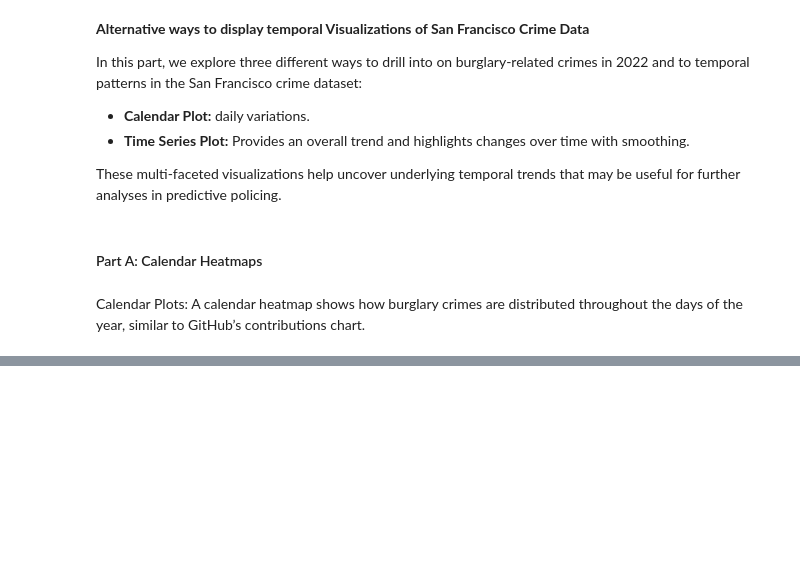
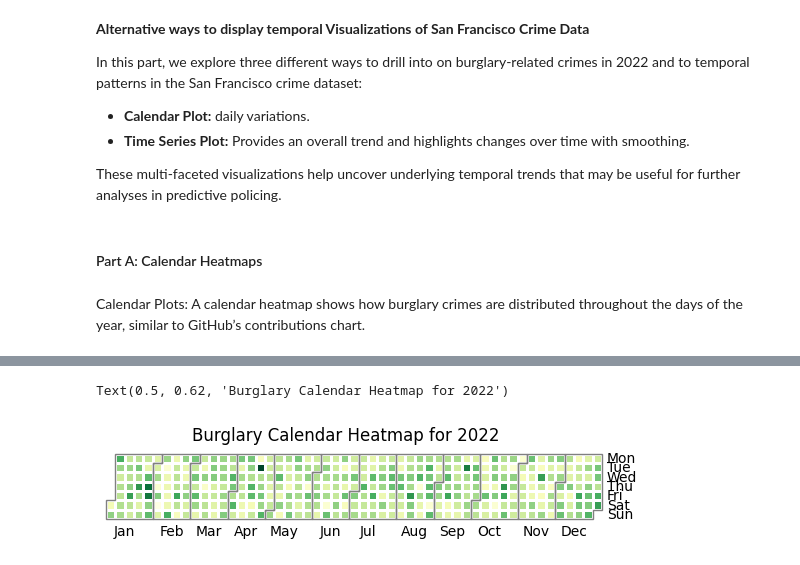
Before and after one commit to LeoItaly/social-data-visualization-2025, a Jupyter notebook: Assignment/Assignment1_.ipynb, the cells around one changed output, grey strips where cells are left out. Saved outputs shown, nothing was run; the diff lists cells and outputs as text; code cells hidden in the pictures; blank space fills up the shorter version.

```diff
--- a/Assignment/Assignment1_.ipynb
+++ b/Assignment/Assignment1_.ipynb
@@ -241,0 +183,8 @@ This multi-faceted view is essential for identifying not only the outliers but a
+# %%
+# Option 2: Alternatively,  a yearplot for 2022 only.
+calplot.yearplot(daily_counts[daily_counts.index.year == year_of_interest],
+                 year=year_of_interest, cmap='YlGn')
+plt.suptitle(f'Burglary Calendar Heatmap for {year_of_interest}', y=0.62)
+# %% [output]
+Text(0.5, 0.62, 'Burglary Calendar Heatmap for 2022')
+[figure, added]
```
Also changed, not shown: parts of 66 cells of this notebook.
